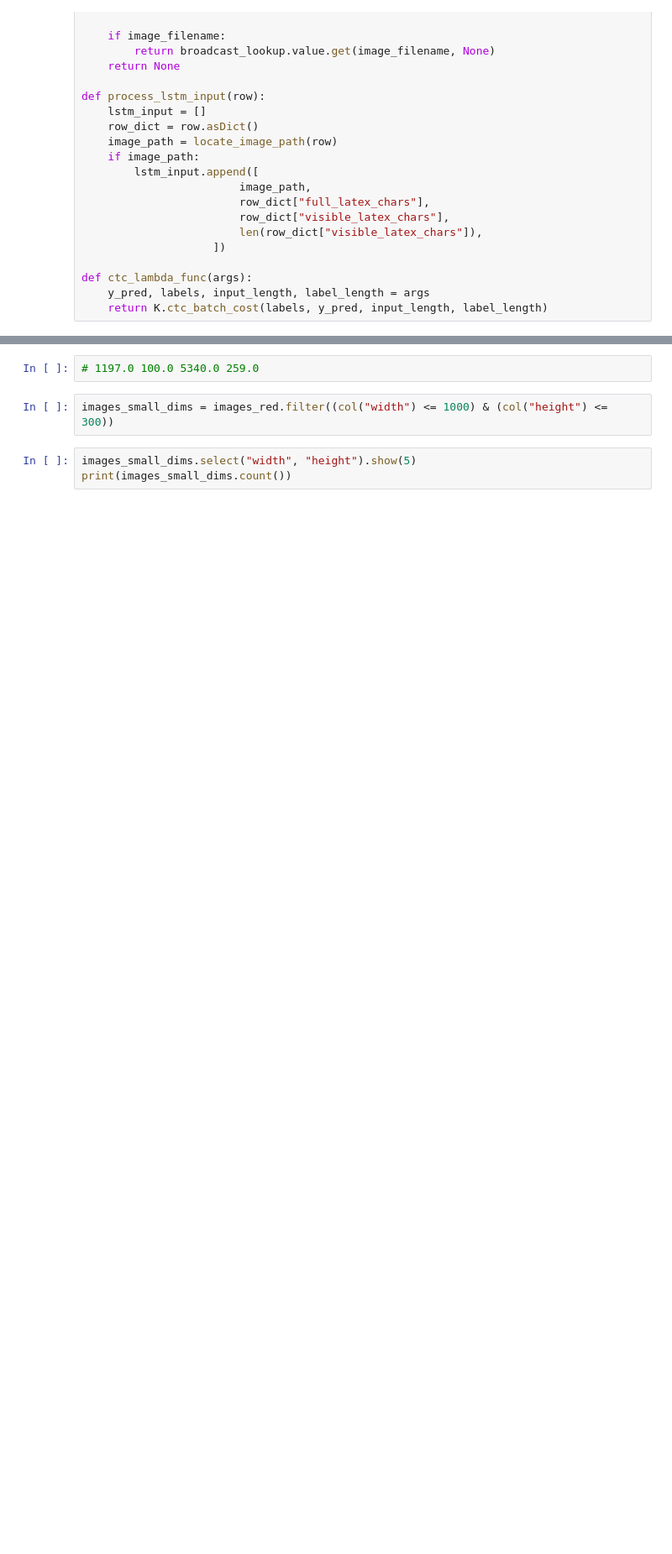
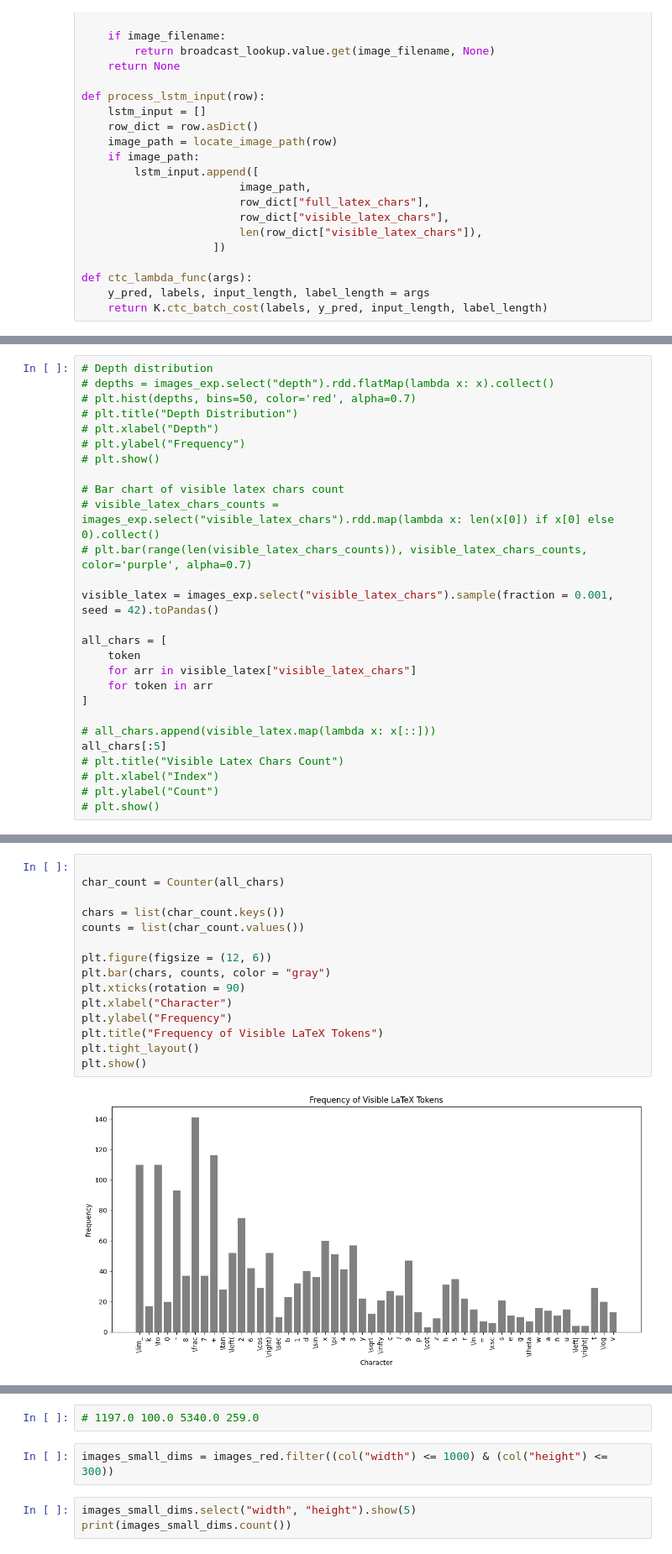
Before and after one commit to AgVicCodes/Optical_Character_Recognition, a Jupyter notebook: code/equations_recogniser_LSTM.ipynb, the cells around one changed output, grey strips where cells are left out. Shown at 84% size. Cells and saved outputs as stored; diff of their text form; blank space fills up the shorter version.

```diff
--- a/code/equations_recogniser_LSTM.ipynb
+++ b/code/equations_recogniser_LSTM.ipynb
@@ -95,0 +109,27 @@ images_red = images_exp.drop("font", "images_data", "unicode_less_curlies", "uni
+# %%
+# Depth distribution
+# depths = images_exp.select("depth").rdd.flatMap(lambda x: x).collect()
+# plt.hist(depths, bins=50, color='red', alpha=0.7)
+# plt.title("Depth Distribution")
+# plt.xlabel("Depth")
+# plt.ylabel("Frequency")
+# plt.show()
+
+# Bar chart of visible latex chars count
+# visible_latex_chars_counts = images_exp.select("visible_latex_chars").rdd.map(lambda x: len(x[0]) if x[0] else 0).collect()
+# plt.bar(range(len(visible_latex_chars_counts)), visible_latex_chars_counts, color='purple', alpha=0.7)
+
+visible_latex = images_exp.select("visible_latex_chars").sample(fraction = 0.001, seed = 42).toPandas()
+
+all_chars = [
+    token
+    for arr in visible_latex["visible_latex_chars"]
+    for token in arr
+]
+
+# all_chars.append(visible_latex.map(lambda x: x[::]))
+all_chars[:5]
+# plt.title("Visible Latex Chars Count")
+# plt.xlabel("Index")
+# plt.ylabel("Count")
+# plt.show()
@@ -95,0 +138,17 @@ images_red = images_exp.drop("font", "images_data", "unicode_less_curlies", "uni
+# %%
+
+char_count = Counter(all_chars)
+
+chars = list(char_count.keys())
+counts = list(char_count.values())
+
+plt.figure(figsize = (12, 6))
+plt.bar(chars, counts, color = "gray")
+plt.xticks(rotation = 90)
+plt.xlabel("Character")
+plt.ylabel("Frequency")
+plt.title("Frequency of Visible LaTeX Tokens")
+plt.tight_layout()
+plt.show()
+# %% [output]
+[figure, added]
```
Also changed, not shown: parts of 10 cells of this notebook, 6 other files.
